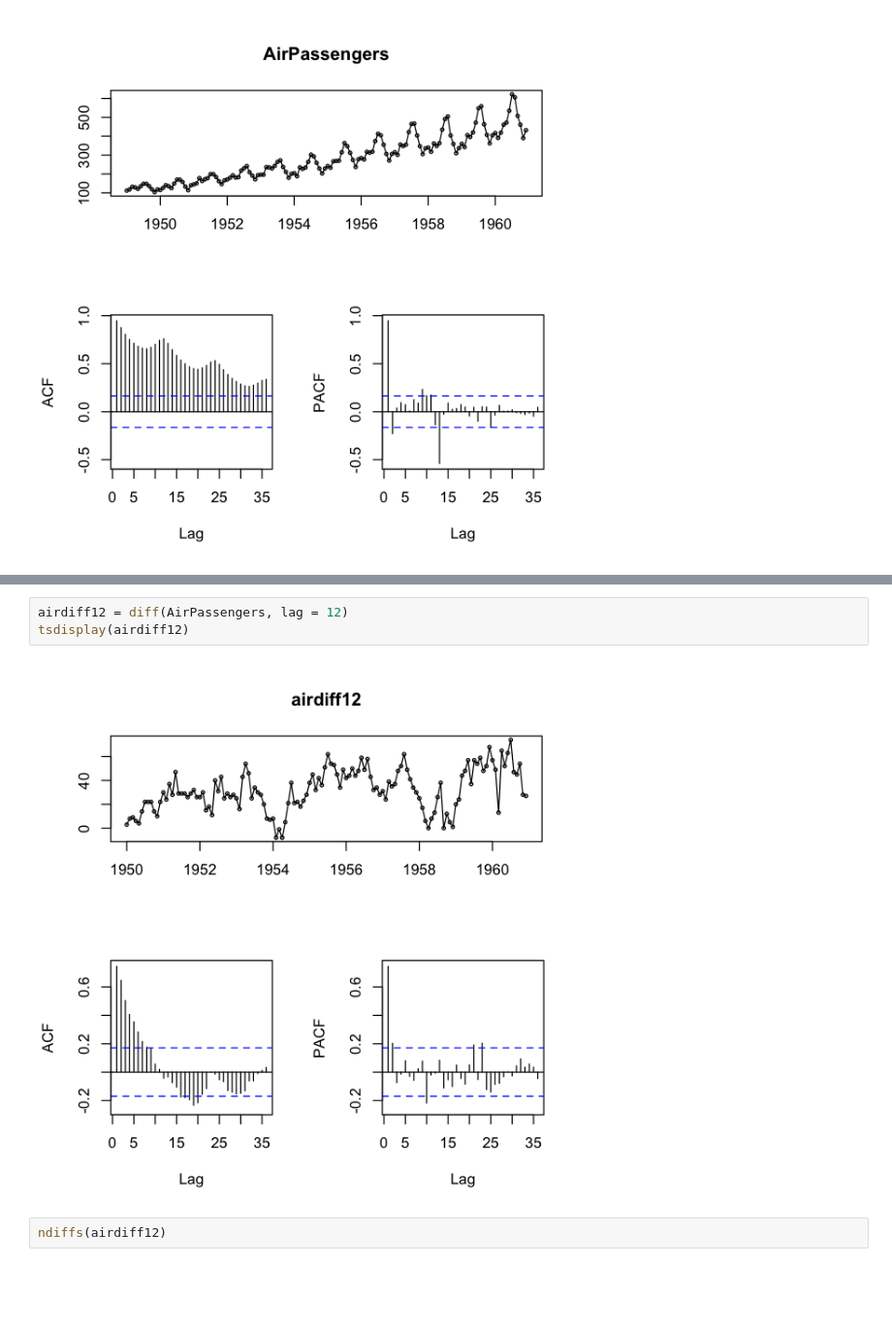
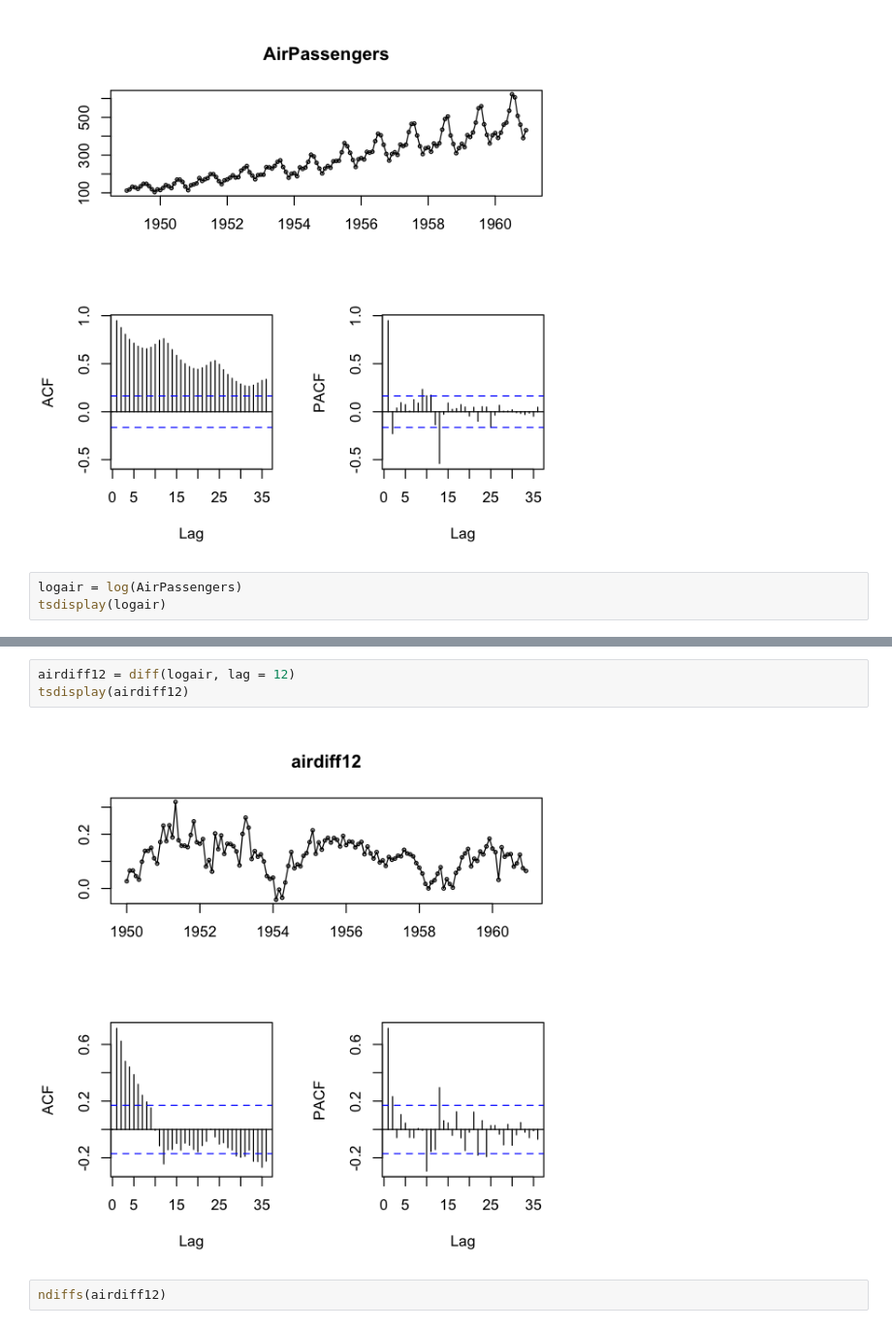
Before and after one commit to natemiller/DSCI6008-student, a Jupyter notebook: week5-TimeSeries/5.3-ARIMA/DSCI6008-5.3-Lecture.ipynb, the cells around one changed output, grey strips where cells are left out. Shown at 97% size. Saved outputs shown, nothing was run; the diff lists cells and outputs as text; blank space fills up the shorter version.

```diff
--- a/week5-TimeSeries/5.3-ARIMA/DSCI6008-5.3-Lecture.ipynb
+++ b/week5-TimeSeries/5.3-ARIMA/DSCI6008-5.3-Lecture.ipynb
@@ -490,3 +490,6 @@ The seasonal part of an AR or MA model will be seen in the seasonal lags of the
 tsdisplay(AirPassengers)
 # %% [output]
 [figure]
+# %%
+logair = log(AirPassengers)
+tsdisplay(logair)
@@ -495,10 +500,10 @@ nsdiffs(AirPassengers)
 # %% [output]
 [1] 1
 # %%
-airdiff12 = diff(AirPassengers, lag = 12)
+airdiff12 = diff(logair, lag = 12)
 tsdisplay(airdiff12)
 # %% [output]
-[figure, old version]
+[figure, new version]
 # %%
 ndiffs(airdiff12)
 # %% [output]
```
Also changed, not shown: parts of 6 cells of this notebook.
